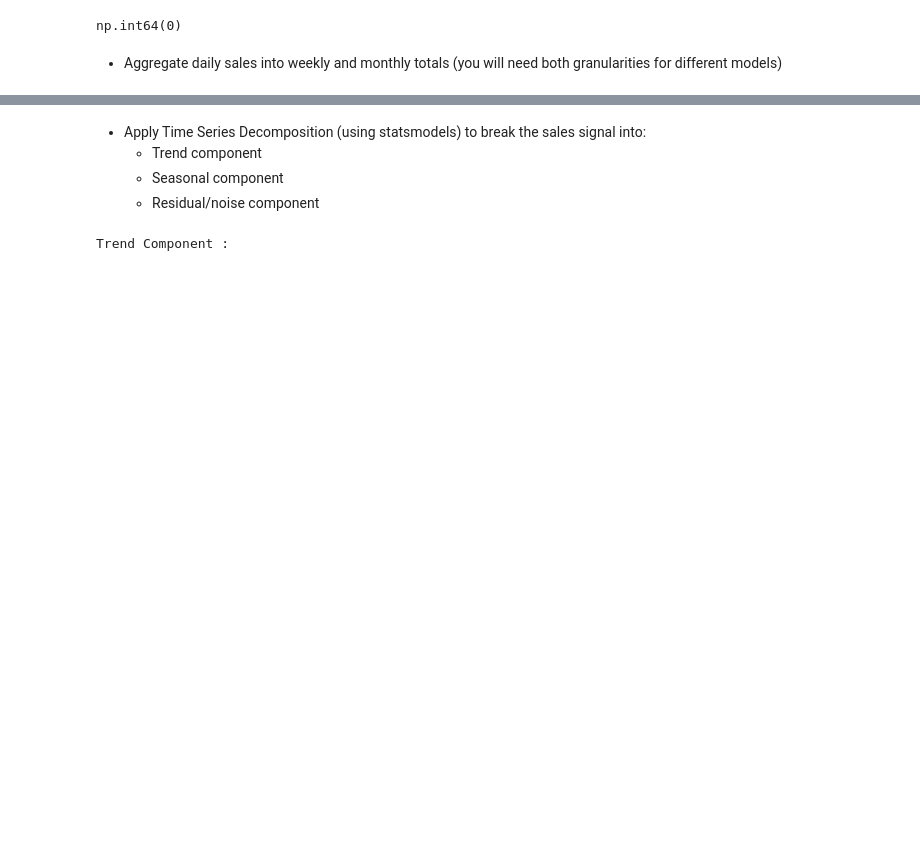
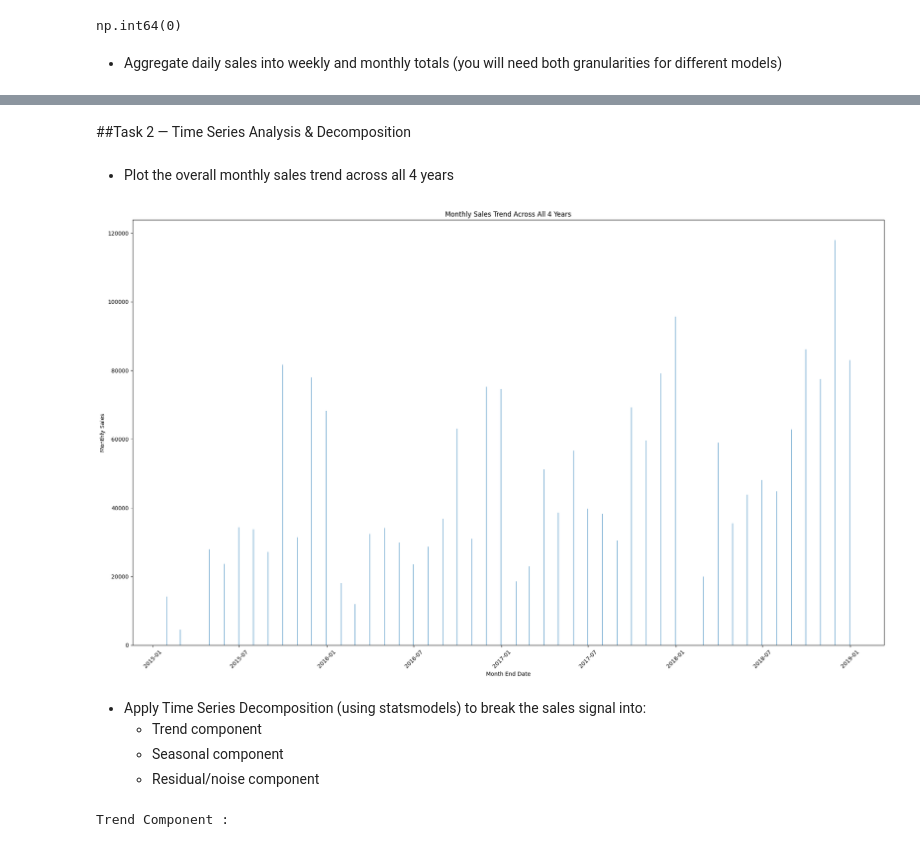
Before and after one commit to Optimus0205/Sales-Forecasting, a Jupyter notebook: analysis.ipynb, the cells around one changed output, grey strips where cells are left out. Drawn from its saved outputs; the diff is of its cells as text; code cells hidden in the pictures; blank space fills up the shorter version.

```diff
--- a/analysis.ipynb
+++ b/analysis.ipynb
@@ -257,3 +289,18 @@ plt.show()
+# %% [markdown]
+##Task 2 — Time Series Analysis & Decomposition
+# %% [markdown]
+- Plot the overall monthly sales trend across all 4 years
+# %%
+plt.figure(figsize=(20, 12))
+plt.bar(df_monthly_sales['Month End Date'], df_monthly_sales['Monthly Sales'])
+plt.xlabel('Month End Date', )
+plt.ylabel('Monthly Sales')
+plt.title('Monthly Sales Trend Across All 4 Years')
+plt.xticks(rotation=45)
+plt.tight_layout()
+plt.show()
+# %% [output]
+[figure, added]
 # %% [markdown]
 - Apply Time Series Decomposition (using statsmodels) to break the sales signal into:
    - Trend component
```
Also changed, not shown: parts of 100 cells of this notebook.
